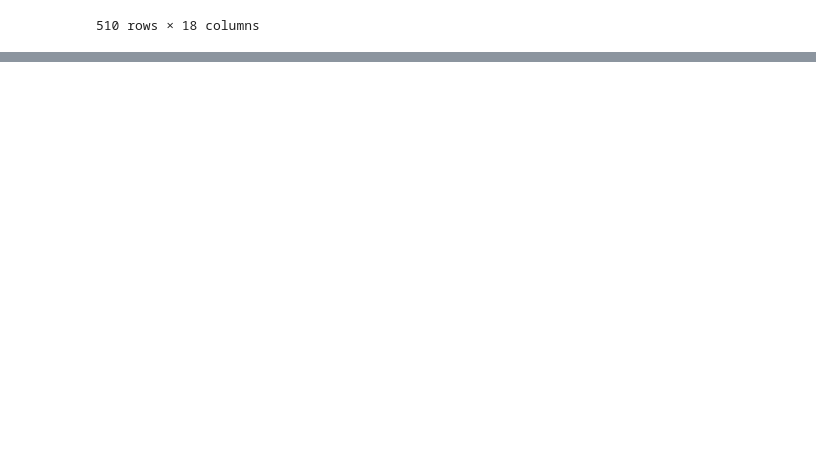
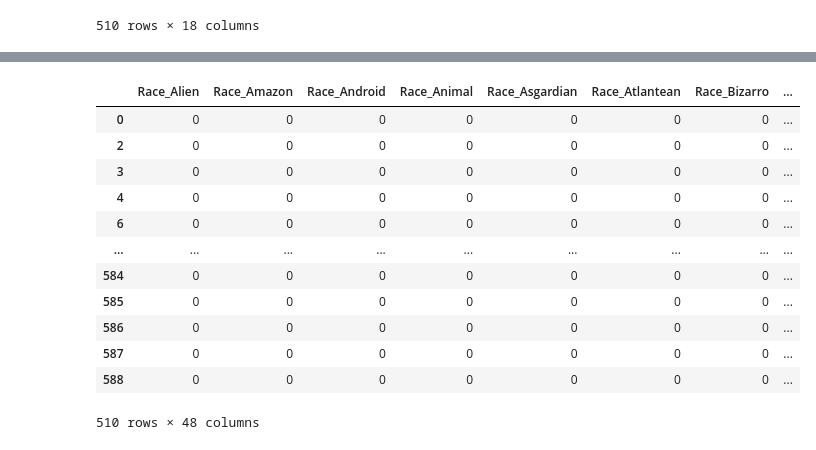
Before and after one commit to ashouy/Aprendizado-de-Maquina, a Jupyter notebook: Tarefa01.ipynb, the cells around one changed output, grey strips where cells are left out. Drawn from its saved outputs; the diff is of its cells as text; code cells hidden in the pictures; blank space fills up the shorter version.

```diff
--- a/Tarefa01.ipynb
+++ b/Tarefa01.ipynb
@@ -401,0 +446,18 @@ heroes_finale
+# %%
+# Juntar com dataframe alvo os dados obitidos na conversão
+heroes_carter = heroesRace.join(heroes_drop.drop(columns='Race'))
+heroes_carter
+# %% [output]
+|  | Race_Alien | Race_Amazon | Race_Android | Race_Animal | Race_Asgardian | Race_Atlantean | Race_Bizarro | ... |
+| 0 | 0 | 0 | 0 | 0 | 0 | 0 | 0 | ... |
+| 2 | 0 | 0 | 0 | 0 | 0 | 0 | 0 | ... |
+| 3 | 0 | 0 | 0 | 0 | 0 | 0 | 0 | ... |
+| 4 | 0 | 0 | 0 | 0 | 0 | 0 | 0 | ... |
+| 6 | 0 | 0 | 0 | 0 | 0 | 0 | 0 | ... |
+| ... | ... | ... | ... | ... | ... | ... | ... | ... |
+| 584 | 0 | 0 | 0 | 0 | 0 | 0 | 0 | ... |
+| 585 | 0 | 0 | 0 | 0 | 0 | 0 | 0 | ... |
+| 586 | 0 | 0 | 0 | 0 | 0 | 0 | 0 | ... |
+| 587 | 0 | 0 | 0 | 0 | 0 | 0 | 0 | ... |
+| 588 | 0 | 0 | 0 | 0 | 0 | 0 | 0 | ... |
+510 rows × 48 columns
```
Also changed, not shown: parts of 16 cells of this notebook.
